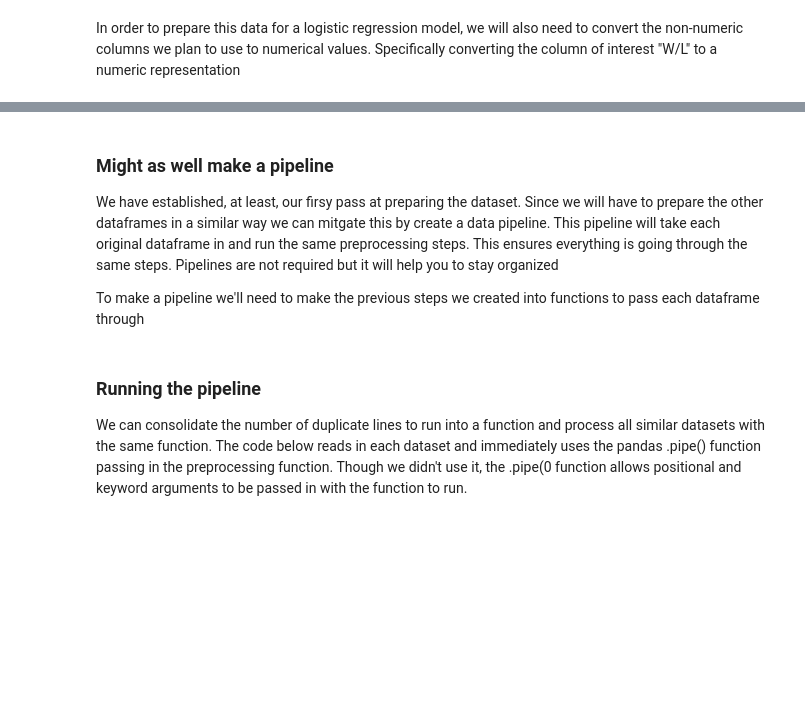
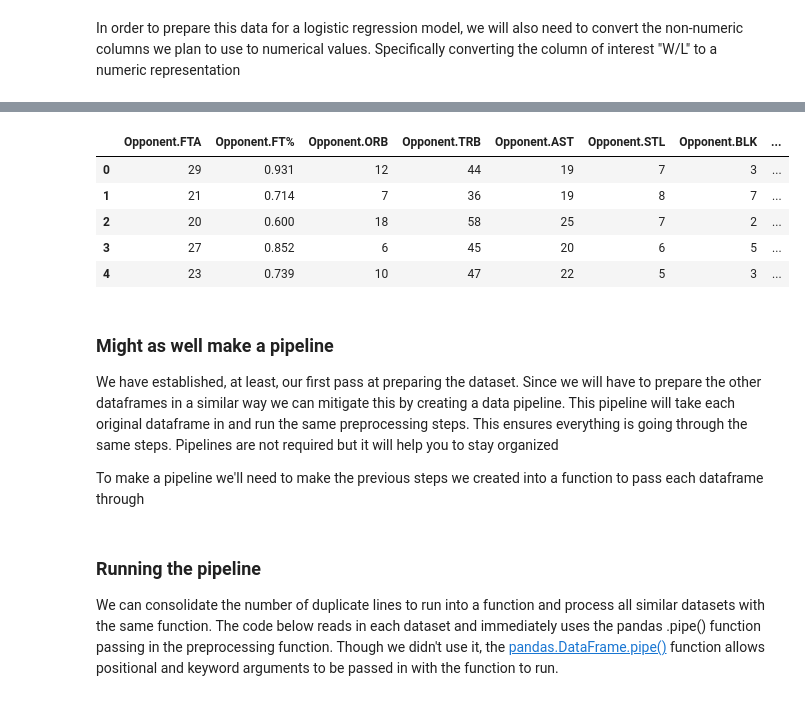
Before and after one commit to dpendleton22/valuebyerror, a Jupyter notebook: _notebooks/2020-01-18-mil_sac_data_prep.ipynb, the cells around one changed output, grey strips where cells are left out. Cells and saved outputs as stored; diff of their text form; code cells hidden in the pictures; blank space fills up the shorter version.

```diff
--- a/_notebooks/2020-01-18-mil_sac_data_prep.ipynb
+++ b/_notebooks/2020-01-18-mil_sac_data_prep.ipynb
@@ -46,2 +109,2 @@ Using regular expressions, the "Unnmaed: " tags can be removed from the columns
 # %%
-test = sac_2017_df.columns.map('.'.join).str.strip('.')
+merged_columns = sac_2017_df.columns.map('.'.join)
@@ -48,2 +129,2 @@ test = sac_2017_df.columns.map('.'.join).str.strip('.')
 # %%
-sac_2017_df.columns = test.str.replace(r"Unnamed:\ [0-9]_level_[0-9].", '', regex=True)
+sac_2017_df.columns = merged_columns.str.replace(r"Unnamed:\ [0-9]_level_[0-9].", '', regex=True)
@@ -94,8 +166,17 @@ sac_2017_df.head()
+# %%
+sac_2017_df.iloc[0:5, -10:]
+# %% [output]
+|  | Opponent.FTA | Opponent.FT% | Opponent.ORB | Opponent.TRB | Opponent.AST | Opponent.STL | Opponent.BLK | ... |
+| 0 | 29 | 0.931 | 12 | 44 | 19 | 7 | 3 | ... |
+| 1 | 21 | 0.714 | 7 | 36 | 19 | 8 | 7 | ... |
+| 2 | 20 | 0.600 | 18 | 58 | 25 | 7 | 2 | ... |
+| 3 | 27 | 0.852 | 6 | 45 | 20 | 6 | 5 | ... |
+| 4 | 23 | 0.739 | 10 | 47 | 22 | 5 | 3 | ... |
 # %% [markdown]
 ### Might as well make a pipeline
-We have established, at least, our firsy pass at preparing the dataset. Since we will have to prepare the other dataframes in a similar way we can mitgate this by create a data pipeline. This pipeline will take each original dataframe in and run the same preprocessing steps. This ensures everything is going through the same steps. Pipelines are not required but it will help you to stay organized
+We have established, at least, our first pass at preparing the dataset. Since we will have to prepare the other dataframes in a similar way we can mitigate this by creating a data pipeline. This pipeline will take each original dataframe in and run the same preprocessing steps. This ensures everything is going through the same steps. Pipelines are not required but it will help you to stay organized
 
-To make a pipeline we'll need to make the previous steps we created into functions to pass each dataframe through
+To make a pipeline we'll need to make the previous steps we created into a function to pass each dataframe through
 # %%
 def data_pipeline(df):
     test = df.columns.map('.'.join).str.strip('.')
@@ -107,7 +188,7 @@ def data_pipeline(df):
     return df
 # %% [markdown]
 ### Running the pipeline
-We can consolidate the number of duplicate lines to run into a function and process all similar datasets with the same function. The code below reads in each dataset and immediately uses the pandas .pipe() function passing in the preprocessing function. Though we didn't use it, the .pipe(0 function allows positional and keyword arguments to be passed in with the function to run.
+We can consolidate the number of duplicate lines to run into a function and process all similar datasets with the same function. The code below reads in each dataset and immediately uses the pandas .pipe() function passing in the preprocessing function. Though we didn't use it, the [pandas.DataFrame.pipe()](https://pandas.pydata.org/pandas-docs/stable/reference/api/pandas.DataFrame.pipe.html?highlight=pipe#pandas.DataFrame.pipe) function allows positional and keyword arguments to be passed in with the function to run.
 # %%
 sac_2017_df = pd.read_csv(sac_2017_szn, header=[0, 1]).pipe(data_pipeline)
 sac_2018_df = pd.read_csv(sac_2018_szn, header=[0, 1]).pipe(data_pipeline)
```
Also changed, not shown: parts of 32 cells of this notebook, 1 other file.
